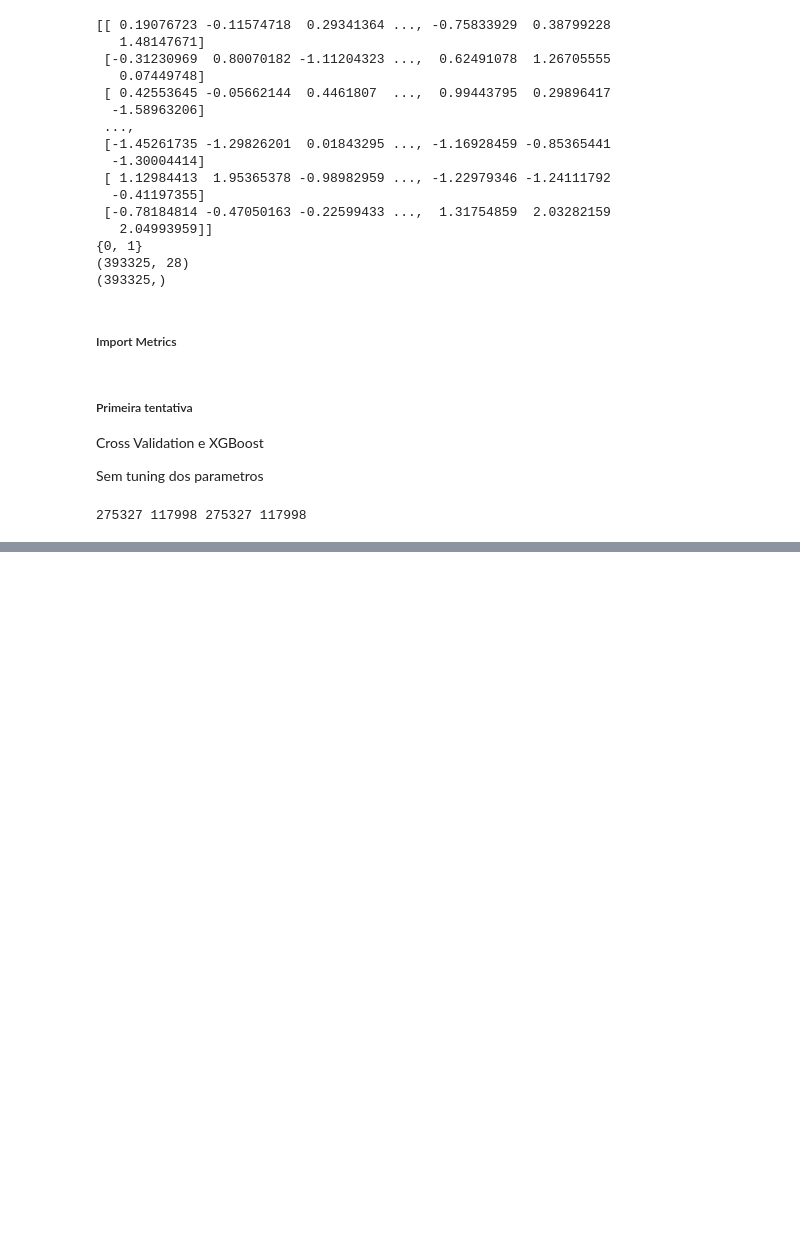
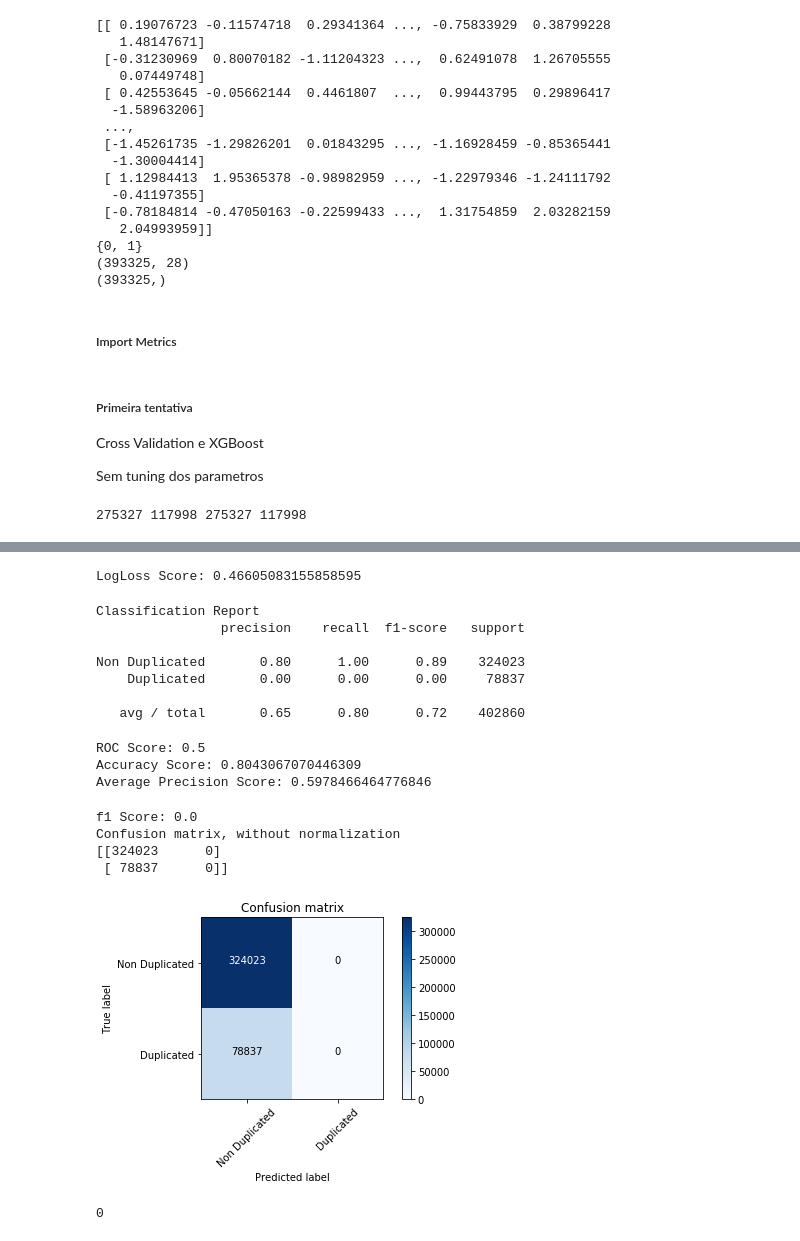
Before and after one commit to JoaoCarabetta/QuoraKaggle, a Jupyter notebook: XgBoost.ipynb, the cells around one changed output, grey strips where cells are left out. Drawn from its saved outputs; the diff is of its cells as text; code cells hidden in the pictures; blank space fills up the shorter version.

```diff
--- a/XgBoost.ipynb
+++ b/XgBoost.ipynb
@@ -202,0 +401,9 @@ Confusion matrix, without normalization
+# %%
+x_train, y_train = normalize(train_features[['question1', 'question2', 'is_duplicate',
+                          'diff_len','common_words', 'fuzz_partial_token_set_ratio',
+                         'jaccard_distance', 'skew_q1vec', 'skew_q2vec', 'kur_q1vec',
+                           'kur_q2vec']])
+x_train = pd.DataFrame(x_train)
+y_train = pd.DataFrame(y_train)
+
+x_train, y_train = equalize(x_train, y_train)
@@ -202,0 +412,16 @@ Confusion matrix, without normalization
+# %%
+x_train, x_valid, y_train, y_valid = train_test_split(x_train, y_train, test_size=0.2, random_state=4242)
+# %%
+# Set our parameters for xgboost
+params = {}
+params['objective'] = 'binary:logistic'
+params['eval_metric'] = 'logloss'
+params['eta'] = 0.02
+params['max_depth'] = 4
+
+d_train = xgb.DMatrix(x_train, label=y_train)
+d_valid = xgb.DMatrix(x_valid, label=y_valid)
+
+watchlist = [(d_train, 'train'), (d_valid, 'valid')]
+
+bst = xgb.train(params, d_train, 400, watchlist, early_stopping_rounds=50, verbose_eval=10)
@@ -202,0 +446,29 @@ Confusion matrix, without normalization
+# %%
+d_test = xgb.DMatrix(x_valid)
+a = bst.predict(d_test)
+print('LogLoss Score: {}'.format(log_loss(list(y_valid), a)))
+# %% [output]
+LogLoss Score: 0.46605083155858595
+# %%
+roc_xgb = clf_eval(bst, d_test, y_valid)
+# %% [output]
+Classification Report
+                precision    recall  f1-score   support
+
+Non Duplicated       0.80      1.00      0.89    324023
+    Duplicated       0.00      0.00      0.00     78837
+
+   avg / total       0.65      0.80      0.72    402860
+ROC Score: 0.5
+Accuracy Score: 0.8043067070446309
+Average Precision Score: 0.5978466464776846
+f1 Score: 0.0
+Confusion matrix, without normalization
+[[324023      0]
+ [ 78837      0]]
+[figure, added]
+# %%
+a = pd.Series(bst.predict(d_test))
+len(a[a > 0.5])
+# %% [output]
+0
```
Also changed, not shown: parts of 38 cells of this notebook.
